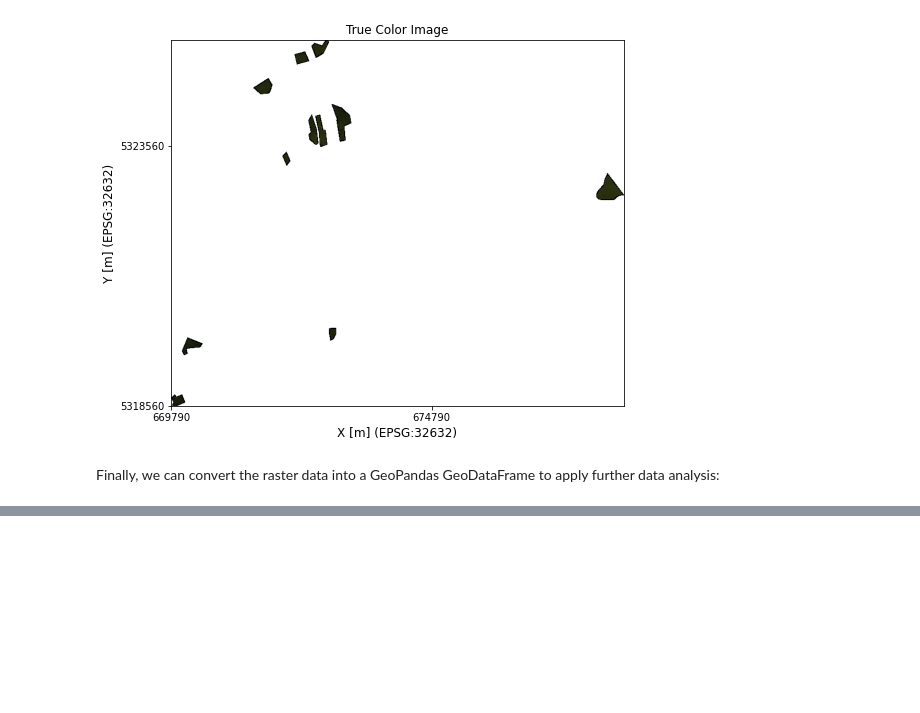
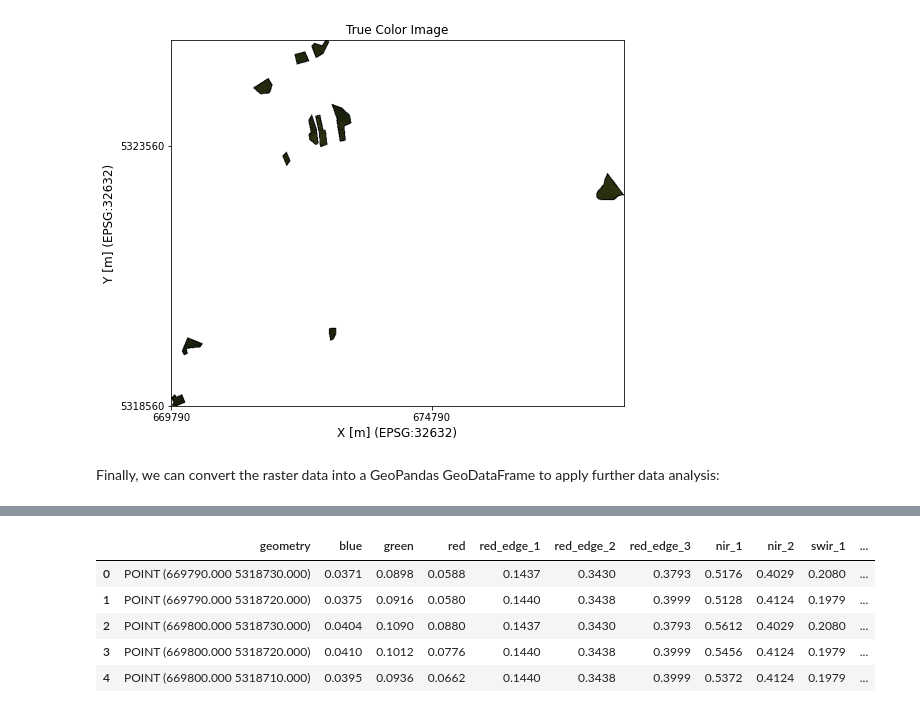
Before and after one commit to EOA-team/AgriSatPy, a Jupyter notebook: tutorial/sentinel2_field_parcel_extraction.ipynb, the cells around one changed output, grey strips where cells are left out. Saved outputs shown, nothing was run; the diff lists cells and outputs as text; code cells hidden in the pictures; blank space fills up the shorter version.

```diff
--- a/tutorial/sentinel2_field_parcel_extraction.ipynb
+++ b/tutorial/sentinel2_field_parcel_extraction.ipynb
@@ -131,0 +131,9 @@ TypeError: Object of type CRS is not JSON serializable
+# %%
+gdf_canola_pixels.head()
+# %% [output]
+|  | geometry | blue | green | red | red_edge_1 | red_edge_2 | red_edge_3 | nir_1 | nir_2 | swir_1 | ... |
+| 0 | POINT (669790.000 5318730.000) | 0.0371 | 0.0898 | 0.0588 | 0.1437 | 0.3430 | 0.3793 | 0.5176 | 0.4029 | 0.2080 | ... |
+| 1 | POINT (669790.000 5318720.000) | 0.0375 | 0.0916 | 0.0580 | 0.1440 | 0.3438 | 0.3999 | 0.5128 | 0.4124 | 0.1979 | ... |
+| 2 | POINT (669800.000 5318730.000) | 0.0404 | 0.1090 | 0.0880 | 0.1437 | 0.3430 | 0.3793 | 0.5612 | 0.4029 | 0.2080 | ... |
+| 3 | POINT (669800.000 5318720.000) | 0.0410 | 0.1012 | 0.0776 | 0.1440 | 0.3438 | 0.3999 | 0.5456 | 0.4124 | 0.1979 | ... |
+| 4 | POINT (669800.000 5318710.000) | 0.0395 | 0.0936 | 0.0662 | 0.1440 | 0.3438 | 0.3999 | 0.5372 | 0.4124 | 0.1979 | ... |
```
Also changed, not shown: parts of 4 cells of this notebook, 1 other file.
